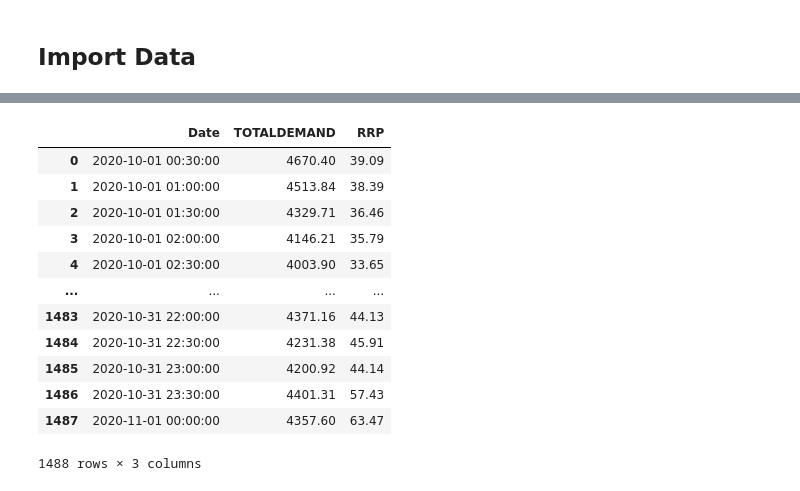
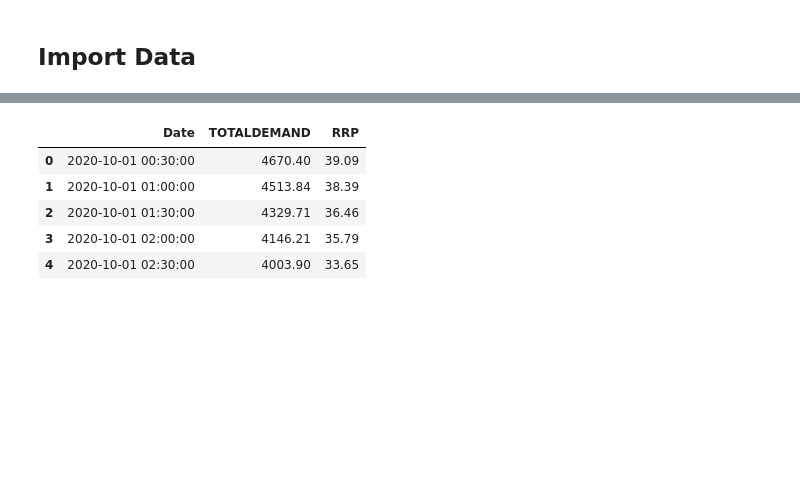
Before and after one commit to ethanp33/ADS2002-Solar-Farm, a Jupyter notebook: Hai/solar_farm.ipynb, the cells around one changed output, grey strips where cells are left out. Drawn from its saved outputs; the diff is of its cells as text; code cells hidden in the pictures; blank space fills up the shorter version.

```diff
--- a/Hai/solar_farm.ipynb
+++ b/Hai/solar_farm.ipynb
@@ -29,18 +22,11 @@ demand_df
 # %%
-price_df = pd.read_csv('price.csv')
-price_df
+price_df = pd.read_csv('price.csv', parse_dates=['Date'])
+price_df.head()
 # %% [output]
 |  | Date | TOTALDEMAND | RRP |
 | 0 | 2020-10-01 00:30:00 | 4670.40 | 39.09 |
 | 1 | 2020-10-01 01:00:00 | 4513.84 | 38.39 |
 | 2 | 2020-10-01 01:30:00 | 4329.71 | 36.46 |
 | 3 | 2020-10-01 02:00:00 | 4146.21 | 35.79 |
 | 4 | 2020-10-01 02:30:00 | 4003.90 | 33.65 |
-| ... | ... | ... | ... |
-| 1483 | 2020-10-31 22:00:00 | 4371.16 | 44.13 |
-| 1484 | 2020-10-31 22:30:00 | 4231.38 | 45.91 |
-| 1485 | 2020-10-31 23:00:00 | 4200.92 | 44.14 |
-| 1486 | 2020-10-31 23:30:00 | 4401.31 | 57.43 |
-| 1487 | 2020-11-01 00:00:00 | 4357.60 | 63.47 |
-1488 rows × 3 columns
 # %%
```
Also changed, not shown: parts of 3 cells of this notebook.
